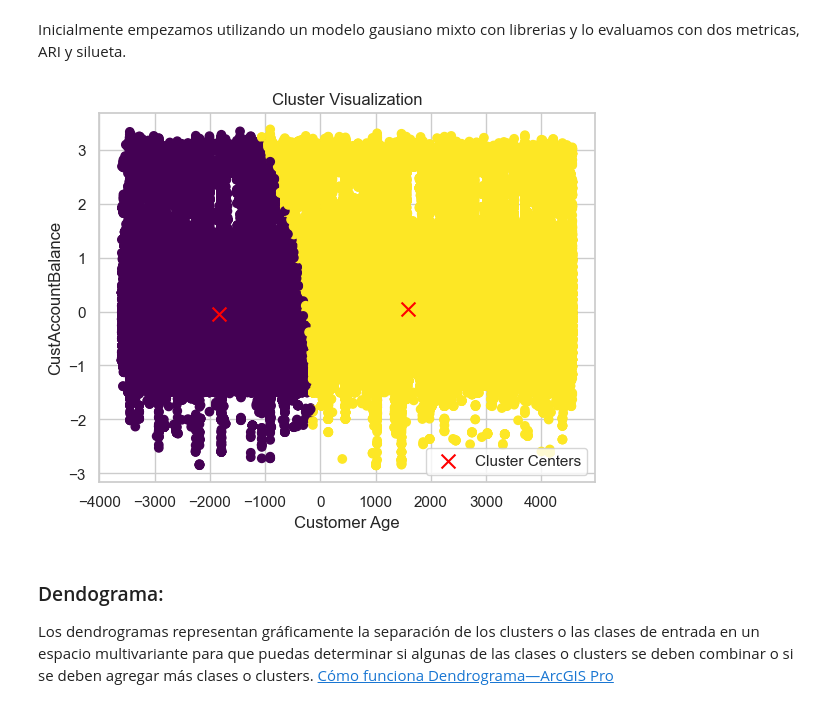
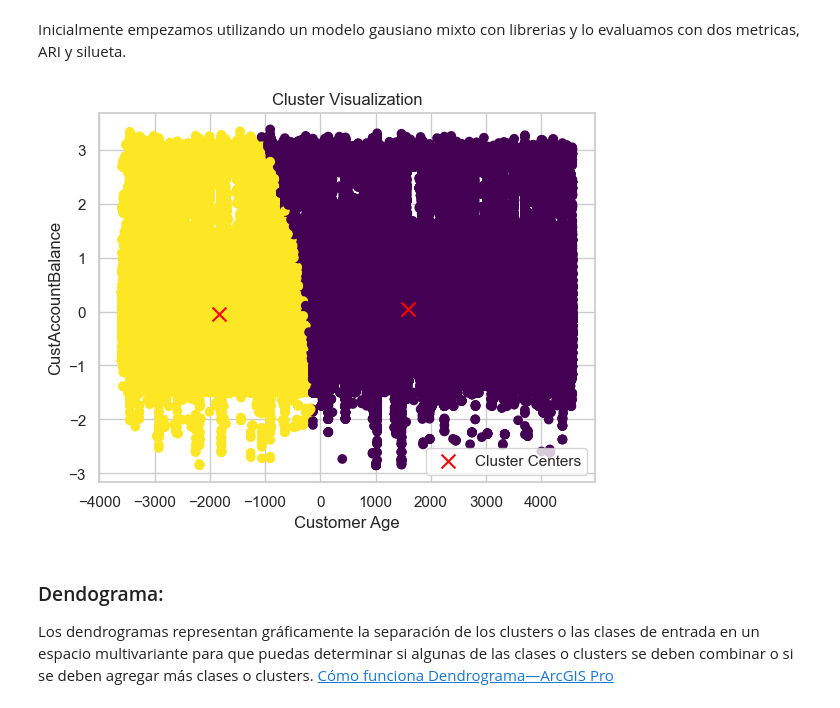
Before and after one commit to AndresQuinto5/IA_LAB4, a Jupyter notebook: Laboratorio4.ipynb, the cells around one changed output. Saved outputs shown, nothing was run; the diff lists cells and outputs as text; code cells hidden in the pictures.

```diff
--- a/Laboratorio4.ipynb
+++ b/Laboratorio4.ipynb
@@ -617,6 +614,11 @@ El PCA es una técnica que transforma un conjunto de variables posiblemente corr
 
 cita: [Análisis de componentes principales (PCA)](https://es.mathworks.com/help/stats/principal-component-analysis-pca.html)
 # %%
+df_pca_KM1_Copy = df_pca.copy(deep=True)
+df_pca_KM2_Copy = df_pca.copy(deep=True)
+df_pca_GMM_Copy = df_pca.copy(deep=True)
+df_pca_GMM2_Copy = df_pca.copy(deep=True)
+
 # Specify the range of k values to evaluate
 k_values = range(1, 11)
 
@@ -674,0 +775,9 @@ df_pca
+# %%
+df_pca_KM1_Copy
+K_MEANS_MODEL_PORTION = int(len(df_pca_KM1_Copy) * 0.006)
+df_muestra_KLIBMODEL = df_pca_KM1_Copy.sample(n=K_MEANS_MODEL_PORTION, random_state=42)
+
+cluster_labels_muestra1 = df_muestra_KLIBMODEL['K_means_scratch']
+datos_muestra1 = df_muestra_KLIBMODEL.drop('K_means_scratch', axis=1)
+
+df_muestra_KLIBMODEL
@@ -674,0 +798,4 @@ df_pca
+# %%
+for _ in tqdm(range(100), desc='Calculating Silhouette from scratch model'):
+    silhouette_score_muestra1 = silhouette_score(datos_muestra1, cluster_labels_muestra1)
+print(f"Silhouette Score (basado en muestra): {silhouette_score_muestra1}")
@@ -694,0 +873,14 @@ plt.show()
+# %%
+# df_pca['K_means_LIB'] = labels
+df_pca_KM2_Copy
+K_MEANS_MODEL_SCRATCH_PORTION = int(len(df_pca_KM2_Copy) * 0.006)
+df_muestra_KM_SCRATCH = df_pca_KM2_Copy.sample(n=K_MEANS_MODEL_SCRATCH_PORTION, random_state=42)
+
+cluster_labels_muestra2 = df_muestra_KM_SCRATCH['K_means_LIB']
+datos_muestra2 = df_muestra_KM_SCRATCH.drop('K_means_LIB', axis=1)
+
+df_muestra_KM_SCRATCH
+
+for _ in tqdm(range(100), desc='Calculating Silhouette from Library model'):
+    silhouette_score_muestra2 = silhouette_score(datos_muestra2, cluster_labels_muestra2)
+print(f"Silhouette Score (basado en muestra): {silhouette_score_muestra2}")
@@ -703,40 +942,40 @@ Inicialmente empezamos utilizando un modelo gausiano mixto con librerias y lo ev
 Fit a Gaussian Mixture Model (GMM) to the data and visualize the clusters.
 
 Parameters:
 - df_pca (DataFrame): The input data with PCA components.
 - n_components (int): The number of components/clusters for the GMM.
 
 Returns:
 - None
 
 """
-
+df_pca_GMM_Copy
 # Specify the number of components/clusters for the GMM
 n_components = 2
 
 # Create a Gaussian Mixture Model
-gmm = GaussianMixture(n_components=n_components, random_state=0)
+gmm = GaussianMixture(n_components=n_components, random_state=42)
 
 for _ in tqdm(range(100), desc='Fitting GMM'):
     # Fit the GMM to the data
-    gmm.fit(df_pca)
+    gmm.fit(df_pca_GMM_Copy)
 
 # Get the predicted cluster labels for each sample
-cluster_labels = gmm.predict(df_pca)
+cluster_labels3 = gmm.predict(df_pca_GMM_Copy)
 
 # Add the cluster labels as a new column in the DataFrame
-df_pca['Cluster'] = cluster_labels
+df_pca_GMM_Copy['Cluster_GMM_LIB'] = cluster_labels3
 
 # Plot the clusters
-plt.scatter(df_pca['PC1'], df_pca['PC2'], c=cluster_labels, cmap='viridis')
+plt.scatter(df_pca_GMM_Copy['PC1'], df_pca_GMM_Copy['PC2'], c=cluster_labels3, cmap='viridis')
 plt.scatter(gmm.means_[:, 0], gmm.means_[:, 1], marker='x', color='red', s=100, label='Cluster Centers')
 plt.xlabel('Customer Age')
 plt.ylabel('CustAccountBalance')
 plt.title('Cluster Visualization')
 plt.legend()
 plt.show()
 # %% [output]
-[figure, old version]
+[figure, new version]
 # %% [markdown]
 ### Dendograma:
 Los dendrogramas representan gráficamente la separación de los clusters o las clases de entrada en un espacio multivariante para que puedas determinar si algunas de las clases o clusters se deben combinar o si se deben agregar más clases o clusters. [Cómo funciona Dendrograma—ArcGIS Pro](https://pro.arcgis.com/es/pro-app/latest/tool-reference/spatial-analyst/how-dendrogram-works.htm)
```
Also changed, not shown: parts of 33 cells of this notebook.
